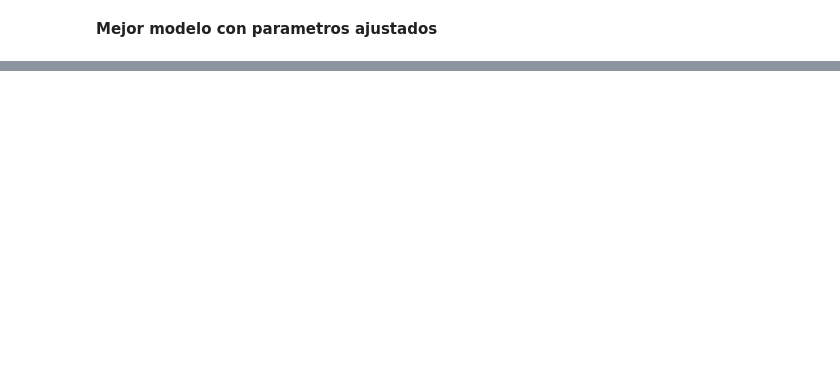
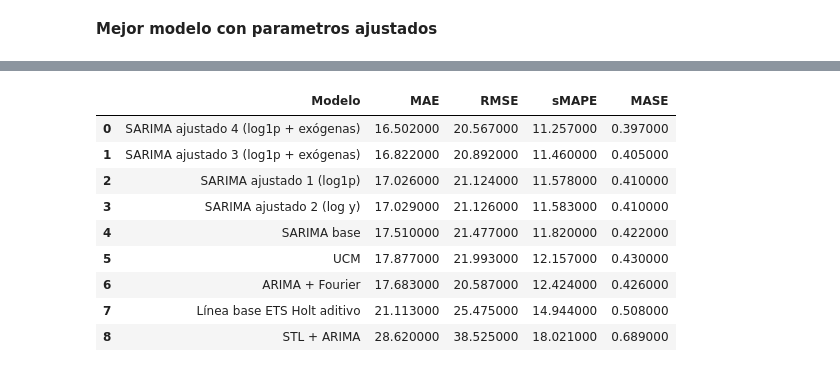
Before and after one commit to AlanJasso27/Proyecto-Integrador-Parkinson-Equipo20, a Jupyter notebook: Series_Tiempo_Models_Equipo20.ipynb, the cells around one changed output, grey strips where cells are left out. Saved outputs shown, nothing was run; the diff lists cells and outputs as text; code cells hidden in the pictures; blank space fills up the shorter version.

Commit message:
Ajuste de modelos.
Se ajusta el modelo debido a una discrepancia entre el modelo base y Holt Winters en los modelos de serie de tiempo.
Se atienden las observaciones hechas.

-Oscar Becerra Alegría.

```diff
--- a/Series_Tiempo_Models_Equipo20.ipynb
+++ b/Series_Tiempo_Models_Equipo20.ipynb
@@ -692,0 +491,50 @@ Se evaluaron **108 combinaciones válidas** de hiperparámetros sin errores de e
+# %%
+# Juntar resultados (solo texto en el nombre; sin parámetros)
+resultados = []
+pares = [
+    ("SARIMA ajustado 1 (log1p)", res_sarima_aj1),
+    ("SARIMA ajustado 2 (log y)", res_sarima_aj2),
+    ("SARIMA ajustado 3 (log1p + exógenas)", res_sarima_aj3),
+    ("SARIMA ajustado 4 (log1p + exógenas)", res_sarima_aj4),
+    ("Línea base ETS Holt aditivo", res_ets_base),
+    ("SARIMA base", res_sarima_base),
+    ("ARIMA + Fourier", res_af_base),
+    ("UCM", res_ucm_base),
+    ("STL + ARIMA", res_stl_base),
+]
+
+for name, res in pares:
+    if isinstance(res, dict):
+        resultados.append({"Modelo": name, "MAE": res.get("MAE"), "RMSE": res.get("RMSE"),
+                           "sMAPE": res.get("sMAPE"), "MASE": res.get("MASE")})
+
+df = pd.DataFrame(resultados)
+
+# Formato y orden
+for c in ["MAE","RMSE","sMAPE","MASE"]:
+    df[c] = pd.to_numeric(df[c], errors="coerce").round(3)
+df = df.sort_values("sMAPE", ascending=True, na_position="last").reset_index(drop=True)
+
+# Estilo: resaltar la línea base y el mejor modelo
+def resaltar_linea_base(row):
+    best_smape = df["sMAPE"].min()
+    if "Línea base" in row["Modelo"]:
+        return ['background-color: black; color: white; font-weight: bold'] * len(row)
+    elif row["sMAPE"] == best_smape:
+        return ['background-color: gold; color: black; font-weight: bold'] * len(row)
+    else:
+        return [''] * len(row)
+
+display(df.style.apply(resaltar_linea_base, axis=1))
+# df.to_csv("resumen_modelos.csv", index=False)
+# %% [output]
+|  | Modelo | MAE | RMSE | sMAPE | MASE |
+| 0 | SARIMA ajustado 4 (log1p + exógenas) | 16.502000 | 20.567000 | 11.257000 | 0.397000 |
+| 1 | SARIMA ajustado 3 (log1p + exógenas) | 16.822000 | 20.892000 | 11.460000 | 0.405000 |
+| 2 | SARIMA ajustado 1 (log1p) | 17.026000 | 21.124000 | 11.578000 | 0.410000 |
+| 3 | SARIMA ajustado 2 (log y) | 17.029000 | 21.126000 | 11.583000 | 0.410000 |
+| 4 | SARIMA base | 17.510000 | 21.477000 | 11.820000 | 0.422000 |
+| 5 | UCM | 17.877000 | 21.993000 | 12.157000 | 0.430000 |
+| 6 | ARIMA + Fourier | 17.683000 | 20.587000 | 12.424000 | 0.426000 |
+| 7 | Línea base ETS Holt aditivo | 21.113000 | 25.475000 | 14.944000 | 0.508000 |
+| 8 | STL + ARIMA | 28.620000 | 38.525000 | 18.021000 | 0.689000 |
```
Also changed, not shown: parts of 37 cells of this notebook.
